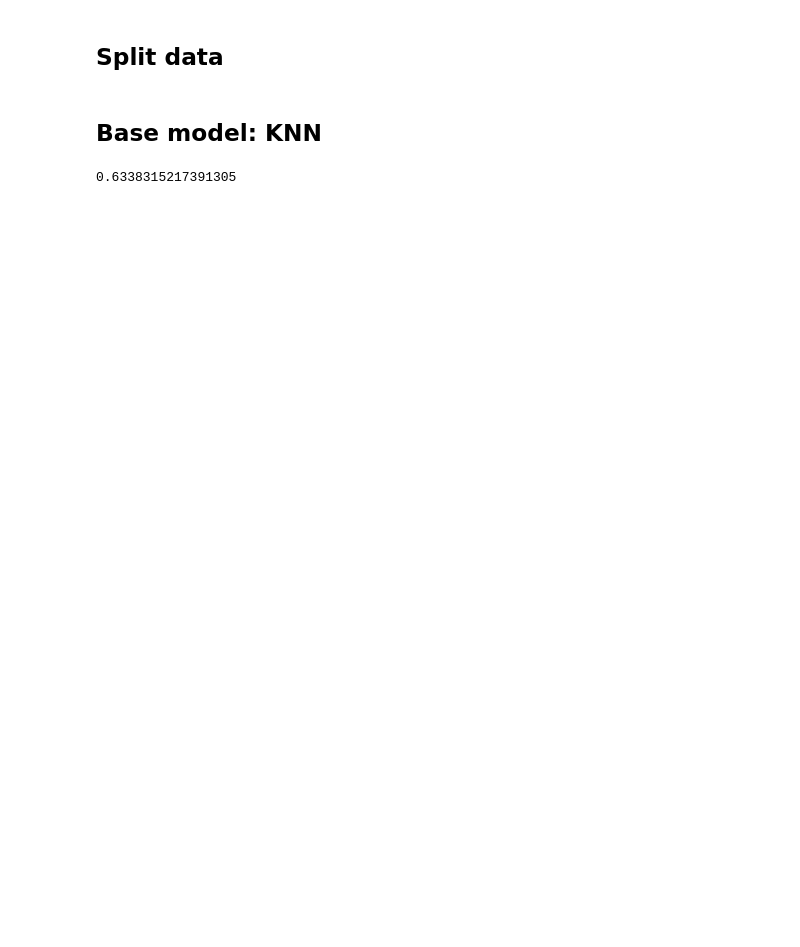
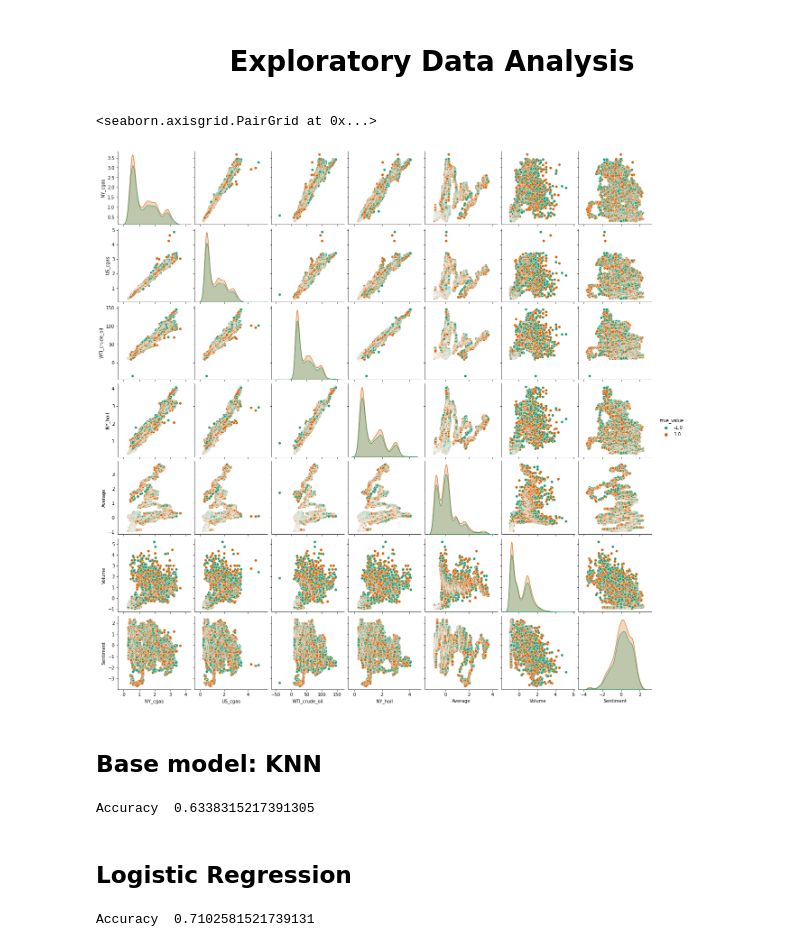
Before and after one commit to COGS118A/Group019-Sp22, a Jupyter notebook: Final_results.ipynb, the cells around one changed output. Saved outputs shown, nothing was run; the diff lists cells and outputs as text; code cells hidden in the pictures; blank space fills up the shorter version.

```diff
--- a/Final_results.ipynb
+++ b/Final_results.ipynb
@@ -45,5 +145,5 @@ Index(['date', 'NY_cgas', 'US_cgas', 'WTI_crude_oil', 'NY_hoil', 'Open',
        'CDLTASUKIGAP_Bear', 'CDLTASUKIGAP_Bull', 'CDLTHRUSTING_Bear',
        'CDLTRISTAR_Bear', 'CDLTRISTAR_Bull', 'NO_PATTERN'],
       dtype='object')
-# %% [markdown]
-## Split data
+# %% [markdown]
+<font size="+6"><h1><center>Exploratory Data Analysis</center></h1></font>
@@ -50,3 +153,11 @@ Index(['date', 'NY_cgas', 'US_cgas', 'WTI_crude_oil', 'NY_hoil', 'Open',
+# %%
+#these graphs show the correlation each variable has with one another
+correlation_cols = df[['NY_cgas', 'US_cgas', 'WTI_crude_oil',
+                       'NY_hoil', 'Average', 'Volume', 'Sentiment', 'true_value']]
+sns.pairplot(correlation_cols, hue="true_value", palette='Dark2')
+# %% [output]
+<seaborn.axisgrid.PairGrid at 0x...>
+[figure, added]
 # %%
 y = df["true_value"]
 X = df.loc[:, ['NY_cgas', 'US_cgas', 'WTI_crude_oil', 'NY_hoil', 'Open',
@@ -73,6 +184,19 @@ X_train, X_test, y_train, y_test = train_test_split(X, y, test_size=0.33, random
 # %%
 #run KNN
 neighbor = KNeighborsClassifier(n_neighbors=3).fit(X_train, y_train)
-neighbor.score(X_test, y_test)
+score = neighbor.score(X_test, y_test)
+print("Accuracy ", score)
 # %% [output]
-0.6338315217391305
+Accuracy  0.6338315217391305
+# %% [markdown]
+## Logistic Regression
+# %%
+# select Logistic Regression as our model
+clf = LogisticRegression(random_state=0, max_iter = 50000).fit(X_train, y_train)
+y_pred = clf.predict(X_test)
+
+# get the accuracy for our model
+score = clf.score(X_test, y_test)
+print("Accuracy ", score)
+# %% [output]
+Accuracy  0.7102581521739131
```
Also changed, not shown: parts of 23 cells of this notebook, 7 other files.
